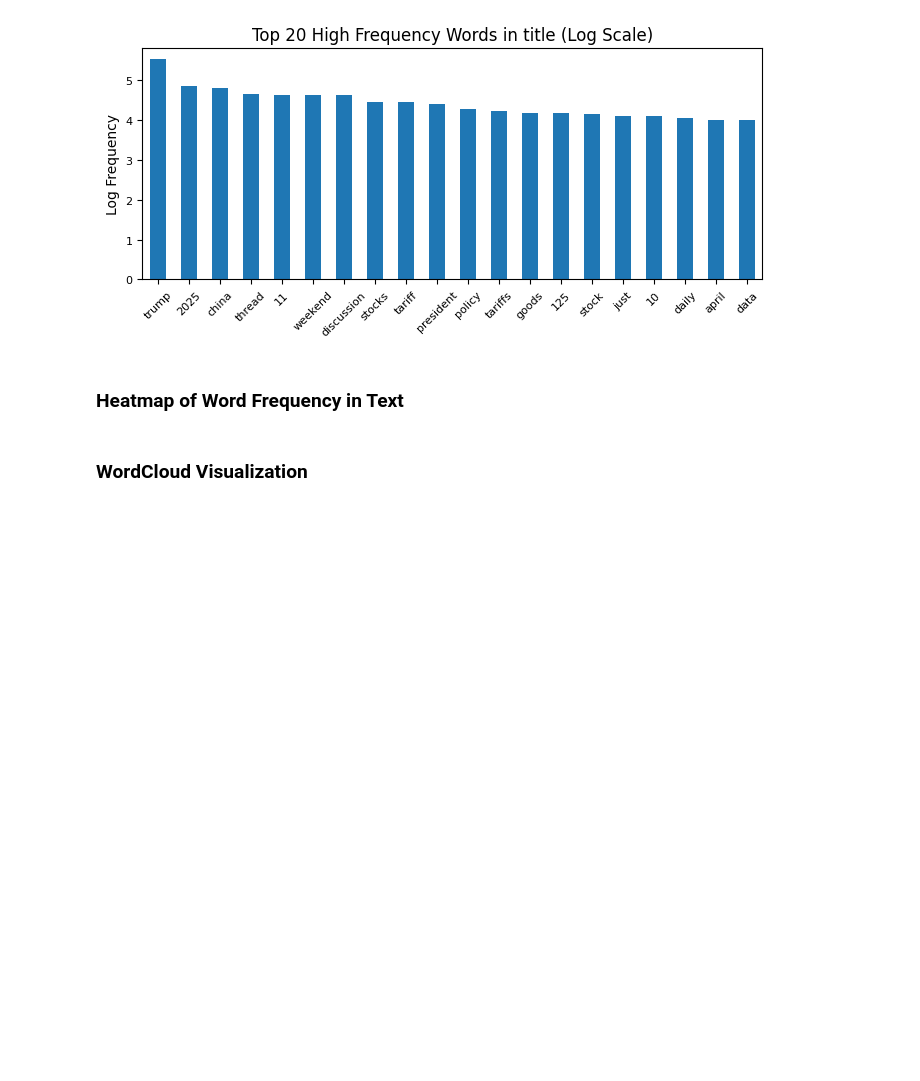
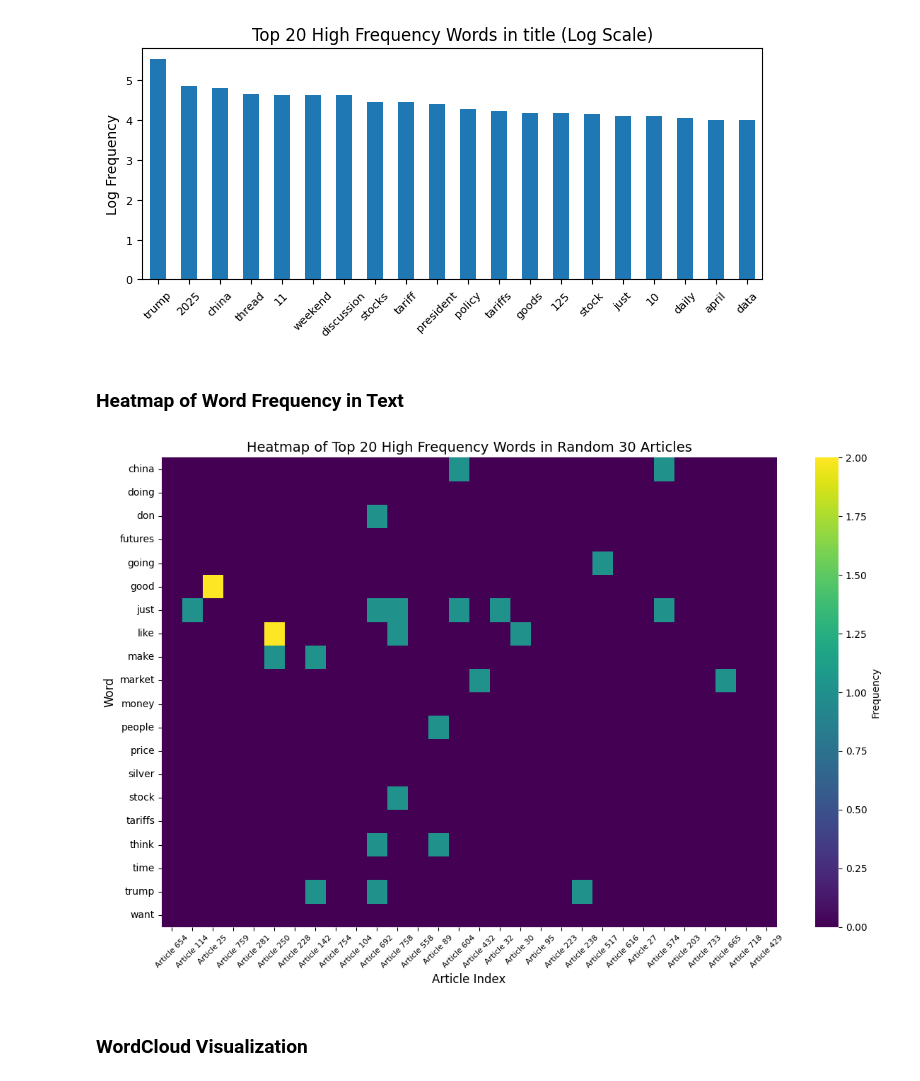
Before and after one commit to jason34105533/DM2025-Lab1-Exercise, a Jupyter notebook: DM2025-Lab1-Homework.ipynb, the cells around one changed output. Drawn from its saved outputs; the diff is of its cells as text; code cells hidden in the pictures; blank space fills up the shorter version.

```diff
--- a/DM2025-Lab1-Homework.ipynb
+++ b/DM2025-Lab1-Homework.ipynb
@@ -189,16 +222,34 @@ plt.show()
 ### Heatmap of Word Frequency in Text
 # %%
 # Heat map of random 30 articles and their top 20 high frequency words
-import plotly.express as px
+import matplotlib.pyplot as plt
+import seaborn as sns
 import random
+
+# Set random seed for reproducibility
+random.seed(42)
 random_indices = random.sample(range(X_vectorized_df.shape[0]), 30)
-fig = px.imshow(X_vectorized_df.iloc[random_indices].T,
-                labels=dict(x="Article Index", y="Word", color="Frequency"),
-                x=[f"Article {idx}" for idx in random_indices],
-                y=X_vectorized_df.columns,
-                title="Heatmap of Top 20 High Frequency Words in Random 30 Articles")
-fig.update_xaxes(side="top")
-fig.show()
+
+# Create the heatmap data
+heatmap_data = X_vectorized_df.iloc[random_indices].T
+
+# Create matplotlib heatmap
+plt.figure(figsize=(12, 8))
+sns.heatmap(heatmap_data,
+            cmap='viridis',
+            cbar_kws={'label': 'Frequency'},
+            xticklabels=[f"Article {idx}" for idx in random_indices],
+            yticklabels=X_vectorized_df.columns)
+
+plt.title("Heatmap of Top 20 High Frequency Words in Random 30 Articles", fontsize=14)
+plt.xlabel("Article Index", fontsize=12)
+plt.ylabel("Word", fontsize=12)
+plt.xticks(rotation=45, fontsize=8)
+plt.yticks(fontsize=10)
+plt.tight_layout()
+plt.show()
+# %% [output]
+[figure, added]
 # %% [markdown]
 ### WordCloud Visualization
 # %%
```
Also changed, not shown: parts of 5 cells of this notebook.
